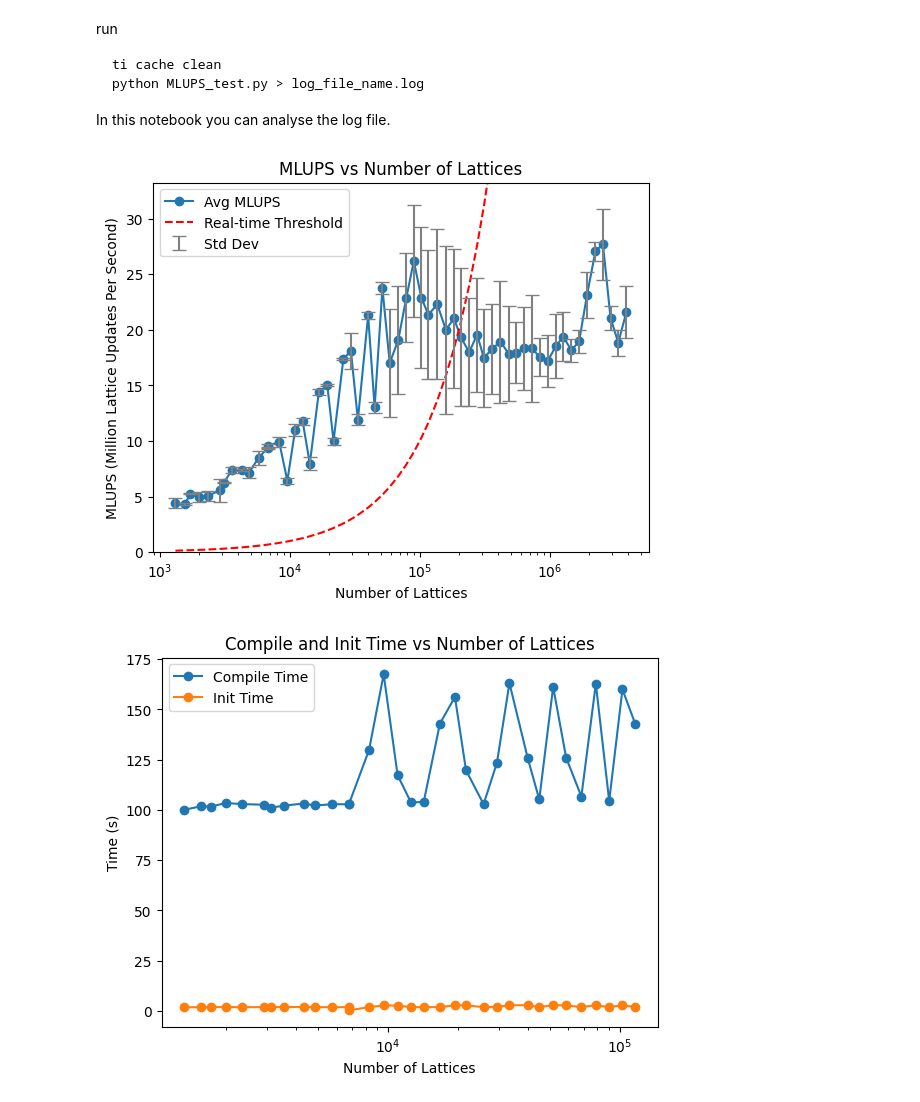
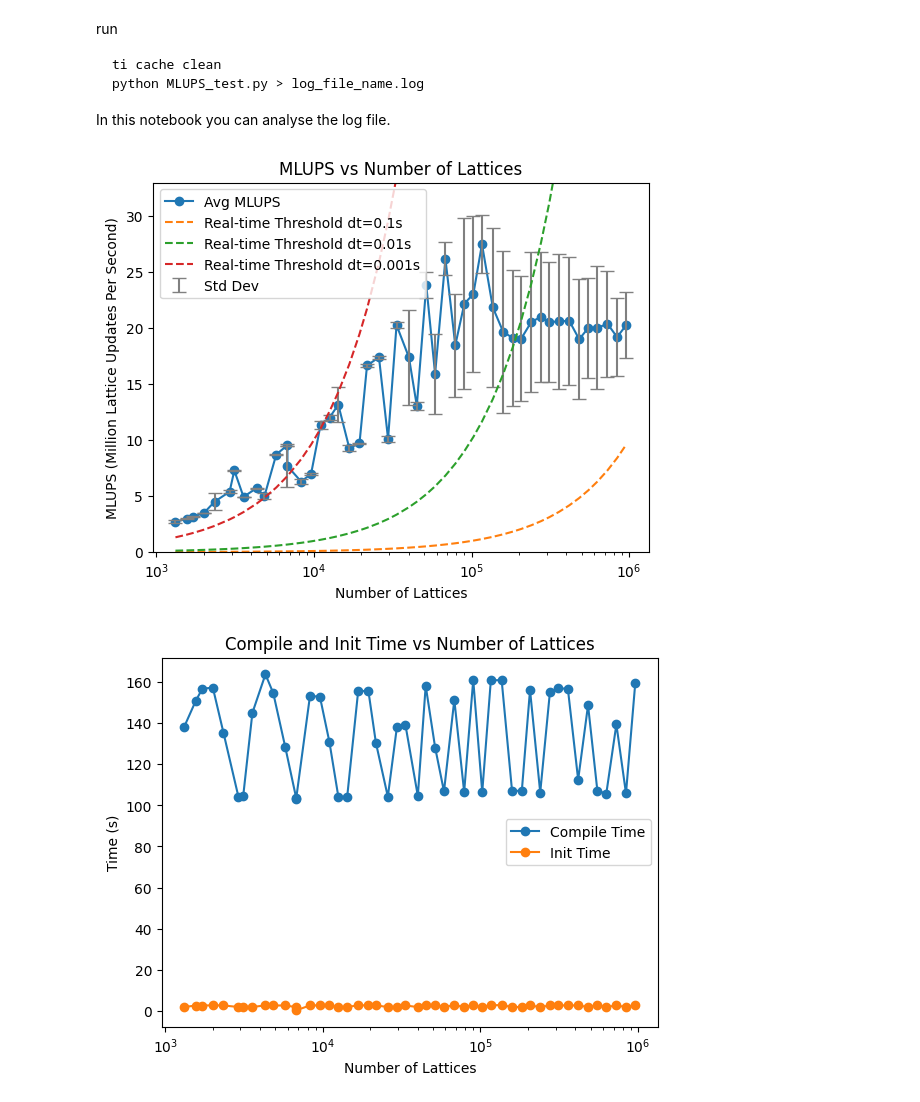
Before and after one commit to YueZeshi/LBM_porousChem, a Jupyter notebook: notebook/MLUPS_test.ipynb, the cells around one changed output. Drawn from its saved outputs; the diff is of its cells as text; code cells hidden in the pictures.

Commit message:
change MLUPS_test.ipynb, add real time threshold

```diff
--- a/notebook/MLUPS_test.ipynb
+++ b/notebook/MLUPS_test.ipynb
@@ -76,21 +76,25 @@ def parse_log_v2(log_file):
                 pass
     return n_lattice_list, avg_MLUPS_list, std_MLUPS_list, compile_time_list, init_time_list
 # %%
-log_file = "laptop_cpu_MLUPS.log" # log file path
-n_lattice_list,  avg_MLUPS_list, std_MLUPS_list, compile_time_list, init_time_list = parse_log_v1(log_file)
-MLUPS_threshold_list = [real_time_threshold(nLattice,dt=0.01) for nLattice in n_lattice_list]
+log_file = "YZS_laptop_cpu_MLUPS.log" # log file path
+n_lattice_list,  avg_MLUPS_list, std_MLUPS_list, compile_time_list, init_time_list = parse_log_v2(log_file)
+MLUPS_threshold_list_1 = [real_time_threshold(nLattice,dt=0.1) for nLattice in n_lattice_list]
+MLUPS_threshold_list_2 = [real_time_threshold(nLattice,dt=0.01) for nLattice in n_lattice_list]
+MLUPS_threshold_list_3 = [real_time_threshold(nLattice,dt=0.001) for nLattice in n_lattice_list]
 plt.plot(n_lattice_list, avg_MLUPS_list, 'o-', label='Avg MLUPS')
 plt.errorbar(n_lattice_list, avg_MLUPS_list, yerr=std_MLUPS_list, fmt='none', ecolor='gray', capsize=5, label='Std Dev')
-plt.plot(n_lattice_list, MLUPS_threshold_list, 'r--', label='Real-time Threshold')
+plt.plot(n_lattice_list, MLUPS_threshold_list_1, '--', label='Real-time Threshold dt=0.1s')
+plt.plot(n_lattice_list, MLUPS_threshold_list_2, '--', label='Real-time Threshold dt=0.01s')
+plt.plot(n_lattice_list, MLUPS_threshold_list_3, '--', label='Real-time Threshold dt=0.001s')
 plt.ylim(0, max(avg_MLUPS_list)*1.2)
 plt.xscale('log')
 plt.xlabel('Number of Lattices')
 plt.ylabel('MLUPS (Million Lattice Updates Per Second)')
 plt.title('MLUPS vs Number of Lattices')
 plt.legend()
 plt.show()
 # %% [output]
-[figure, old version]
+[figure, new version]
 # %%
 plt.plot(n_lattice_list, compile_time_list, 'o-', label='Compile Time')
 plt.plot(n_lattice_list, init_time_list, 'o-', label='Init Time')
@@ -101,4 +105,4 @@ plt.legend()
 plt.xscale('log')
 plt.show()
 # %% [output]
-[figure, old version]
+[figure, new version]
```
Also changed, not shown: 3 other files.
